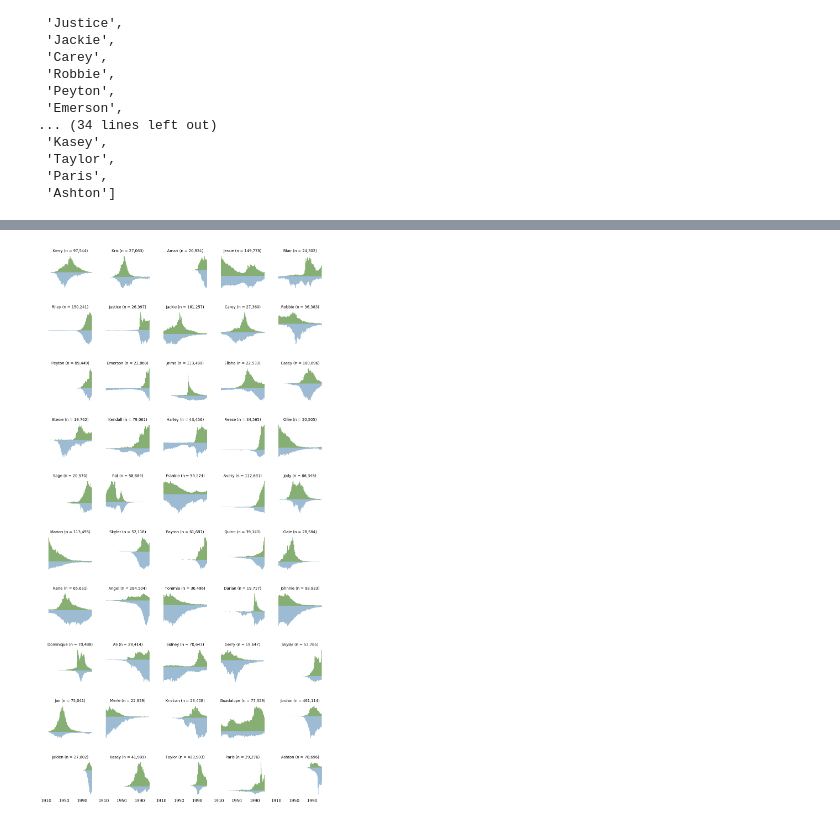
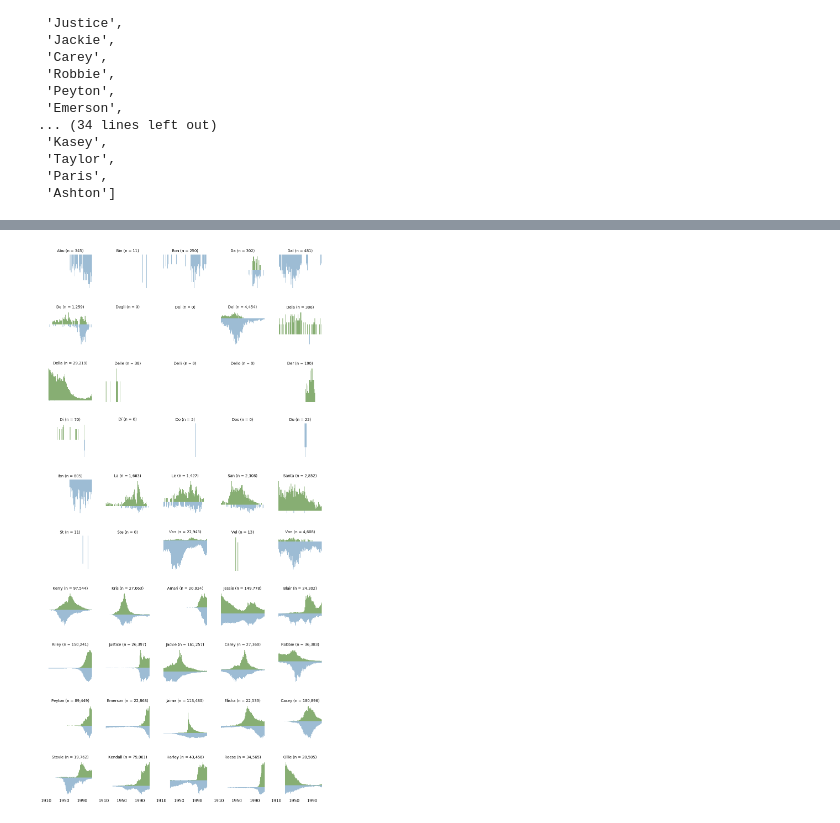
Before and after one commit to vaneseltine/impute-gender, a Jupyter notebook: overtime.ipynb, the cells around one changed output, grey strips where cells are left out. Cells and saved outputs as stored; diff of their text form; code cells hidden in the pictures.

```diff
--- a/overtime.ipynb
+++ b/overtime.ipynb
@@ -81,0 +71,36 @@ ambig
+# %%
+PREFIXES =    [
+        "Abu",
+        "Bin",
+        "Bon",
+        "Da",
+        "Dal",
+        "De",
+        "Degli",
+        "Dei",
+        "Del",
+        "Dela",
+        "Della",
+        "Delle",
+        "Delli",
+        "Dello",
+        "Der",
+        "Di",
+        "Dí",
+        "Do",
+        "Dos",
+        "Du",
+        "Ibn",
+        "La",
+        "Le",
+        "San",
+        "Santa",
+        "St",
+        "Ste",
+        "Van",
+        "Vel",
+        "Von",
+    ]
+
+test_cases = PREFIXES + ambig
+test_cases
@@ -95,35 +138,35 @@ small_multiples_fig.subplots_adjust(
     wspace=0.2
 )
 
-plotnames_iter = iter(ambig)
+plotnames_iter = iter(test_cases)
 for subrow in range(plot_rows):
     for subcol in range(plot_cols):
         plotname = next(plotnames_iter)
 
         fem = np.array(ldata[ldata['Name'] == plotname]['F'])
         mal = np.array(ldata[ldata['Name'] == plotname]['M'])
         years = np.array(ldata[ldata['Name'] == plotname]['Year'])
 
         ax = axes[subrow, subcol]
         ax.bar(years, fem, color = 'xkcd:sage', width = 1)
         ax.bar(years, -mal, color = 'xkcd:light grey blue', width = 1)
         ax.set_title(
             f'{plotname} (n = {fem.sum() + mal.sum():,})',
             fontsize=9
         )
 
 #         ax.get_yaxis().set_major_formatter(
 #             matplotlib.ticker.FuncFormatter(
 #                 lambda x, p: format(abs(int(x)), ',')
 #             )
 #         )
         # https://stackoverflow.com/questions/2176424/
         ax.get_yaxis().set_visible(False)
         ax.get_xaxis().set_ticks([1910, 1950, 1990])
         [s.set_visible(False) for s in ax.spines.values()]
         [t.set_visible(False) for t in ax.get_xticklines()]
 #         [t.set_visible(False) for t in ax.get_yticklines()]
 
 # small_multiples_fig.show() #  ipython autodisplays
 # %% [output]
-[figure, old version]
+[figure, new version]
```
Also changed, not shown: parts of 4 cells of this notebook.
